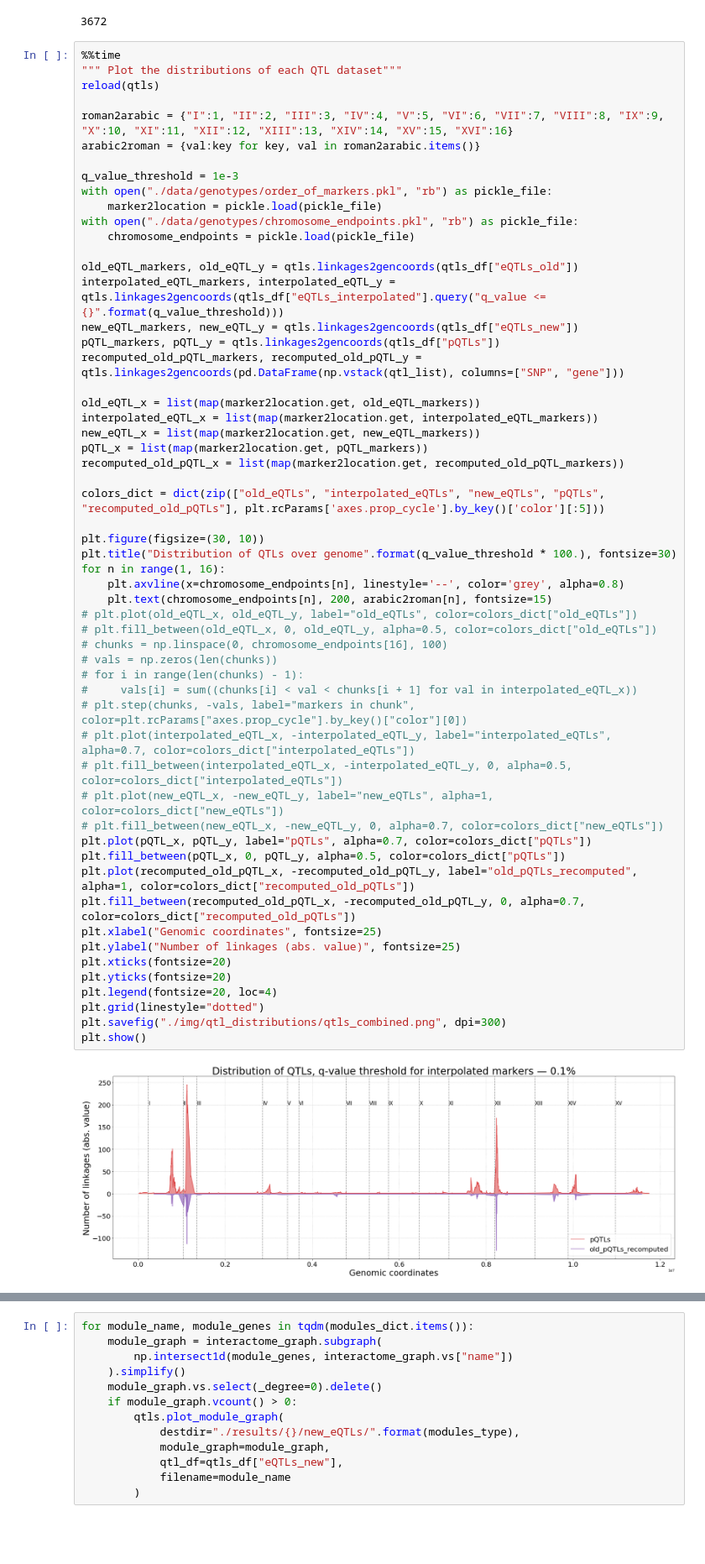
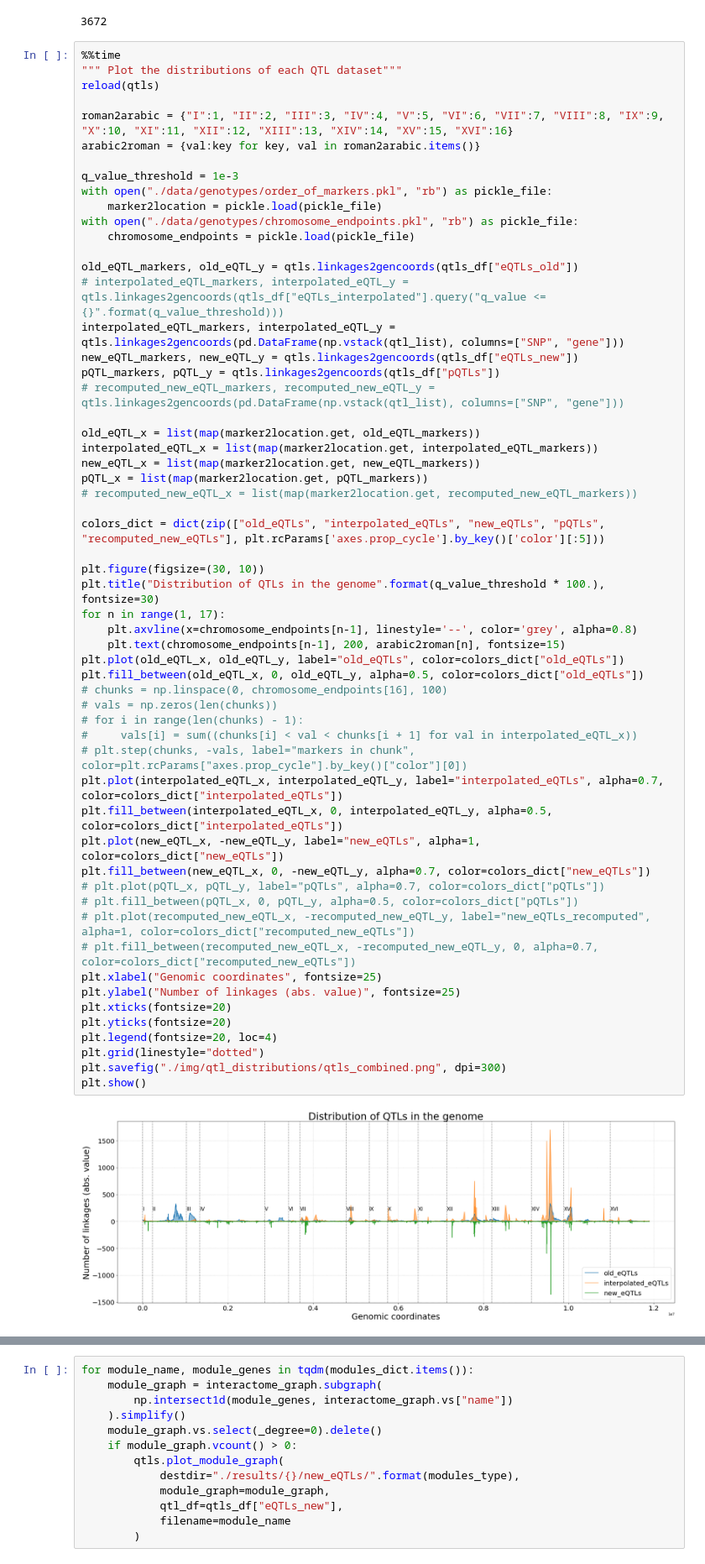
Before and after one commit to ivanov-v-v/PPINs-QTLs-Joint-Analysis, a Jupyter notebook: src/data_analysis.ipynb, the cells around one changed output, grey strips where cells are left out. Shown: that part at 84% size. Saved outputs shown, nothing was run; the diff lists cells and outputs as text; blank space fills up the shorter version.

```diff
--- a/src/data_analysis.ipynb
+++ b/src/data_analysis.ipynb
@@ -646,49 +642,50 @@ q_value_threshold = 1e-3
 with open("./data/genotypes/order_of_markers.pkl", "rb") as pickle_file:
     marker2location = pickle.load(pickle_file)
 with open("./data/genotypes/chromosome_endpoints.pkl", "rb") as pickle_file:
     chromosome_endpoints = pickle.load(pickle_file)
 
 old_eQTL_markers, old_eQTL_y = qtls.linkages2gencoords(qtls_df["eQTLs_old"])
-interpolated_eQTL_markers, interpolated_eQTL_y = qtls.linkages2gencoords(qtls_df["eQTLs_interpolated"].query("q_value <= {}".format(q_value_threshold)))
+# interpolated_eQTL_markers, interpolated_eQTL_y = qtls.linkages2gencoords(qtls_df["eQTLs_interpolated"].query("q_value <= {}".format(q_value_threshold)))
+interpolated_eQTL_markers, interpolated_eQTL_y = qtls.linkages2gencoords(pd.DataFrame(np.vstack(qtl_list), columns=["SNP", "gene"]))
 new_eQTL_markers, new_eQTL_y = qtls.linkages2gencoords(qtls_df["eQTLs_new"])
 pQTL_markers, pQTL_y = qtls.linkages2gencoords(qtls_df["pQTLs"])
-recomputed_old_pQTL_markers, recomputed_old_pQTL_y = qtls.linkages2gencoords(pd.DataFrame(np.vstack(qtl_list), columns=["SNP", "gene"]))
+# recomputed_new_eQTL_markers, recomputed_new_eQTL_y = qtls.linkages2gencoords(pd.DataFrame(np.vstack(qtl_list), columns=["SNP", "gene"]))
 
 old_eQTL_x = list(map(marker2location.get, old_eQTL_markers))
 interpolated_eQTL_x = list(map(marker2location.get, interpolated_eQTL_markers))
 new_eQTL_x = list(map(marker2location.get, new_eQTL_markers))
 pQTL_x = list(map(marker2location.get, pQTL_markers))
-recomputed_old_pQTL_x = list(map(marker2location.get, recomputed_old_pQTL_markers))
+# recomputed_new_eQTL_x = list(map(marker2location.get, recomputed_new_eQTL_markers))
 
-colors_dict = dict(zip(["old_eQTLs", "interpolated_eQTLs", "new_eQTLs", "pQTLs", "recomputed_old_pQTLs"], plt.rcParams['axes.prop_cycle'].by_key()['color'][:5]))
+colors_dict = dict(zip(["old_eQTLs", "interpolated_eQTLs", "new_eQTLs", "pQTLs", "recomputed_new_eQTLs"], plt.rcParams['axes.prop_cycle'].by_key()['color'][:5]))
 
 plt.figure(figsize=(30, 10))
-plt.title("Distribution of QTLs over genome".format(q_value_threshold * 100.), fontsize=30)
-for n in range(1, 16):
-    plt.axvline(x=chromosome_endpoints[n], linestyle='--', color='grey', alpha=0.8)
-    plt.text(chromosome_endpoints[n], 200, arabic2roman[n], fontsize=15)
-# plt.plot(old_eQTL_x, old_eQTL_y, label="old_eQTLs", color=colors_dict["old_eQTLs"])
-# plt.fill_between(old_eQTL_x, 0, old_eQTL_y, alpha=0.5, color=colors_dict["old_eQTLs"])
+plt.title("Distribution of QTLs in the genome".format(q_value_threshold * 100.), fontsize=30)
+for n in range(1, 17):
+    plt.axvline(x=chromosome_endpoints[n-1], linestyle='--', color='grey', alpha=0.8)
+    plt.text(chromosome_endpoints[n-1], 200, arabic2roman[n], fontsize=15)
+plt.plot(old_eQTL_x, old_eQTL_y, label="old_eQTLs", color=colors_dict["old_eQTLs"])
+plt.fill_between(old_eQTL_x, 0, old_eQTL_y, alpha=0.5, color=colors_dict["old_eQTLs"])
 # chunks = np.linspace(0, chromosome_endpoints[16], 100)
 # vals = np.zeros(len(chunks))
 # for i in range(len(chunks) - 1):
 #     vals[i] = sum((chunks[i] < val < chunks[i + 1] for val in interpolated_eQTL_x))
 # plt.step(chunks, -vals, label="markers in chunk", color=plt.rcParams["axes.prop_cycle"].by_key()["color"][0])
-# plt.plot(interpolated_eQTL_x, -interpolated_eQTL_y, label="interpolated_eQTLs", alpha=0.7, color=colors_dict["interpolated_eQTLs"])
-# plt.fill_between(interpolated_eQTL_x, -interpolated_eQTL_y, 0, alpha=0.5, color=colors_dict["interpolated_eQTLs"])
-# plt.plot(new_eQTL_x, -new_eQTL_y, label="new_eQTLs", alpha=1, color=colors_dict["new_eQTLs"])
-# plt.fill_between(new_eQTL_x, -new_eQTL_y, 0, alpha=0.7, color=colors_dict["new_eQTLs"])
-plt.plot(pQTL_x, pQTL_y, label="pQTLs", alpha=0.7, color=colors_dict["pQTLs"])
-plt.fill_between(pQTL_x, 0, pQTL_y, alpha=0.5, color=colors_dict["pQTLs"])
-plt.plot(recomputed_old_pQTL_x, -recomputed_old_pQTL_y, label="old_pQTLs_recomputed", alpha=1, color=colors_dict["recomputed_old_pQTLs"])
-plt.fill_between(recomputed_old_pQTL_x, -recomputed_old_pQTL_y, 0, alpha=0.7, color=colors_dict["recomputed_old_pQTLs"])
+plt.plot(interpolated_eQTL_x, interpolated_eQTL_y, label="interpolated_eQTLs", alpha=0.7, color=colors_dict["interpolated_eQTLs"])
+plt.fill_between(interpolated_eQTL_x, 0, interpolated_eQTL_y, alpha=0.5, color=colors_dict["interpolated_eQTLs"])
+plt.plot(new_eQTL_x, -new_eQTL_y, label="new_eQTLs", alpha=1, color=colors_dict["new_eQTLs"])
+plt.fill_between(new_eQTL_x, 0, -new_eQTL_y, alpha=0.7, color=colors_dict["new_eQTLs"])
+# plt.plot(pQTL_x, pQTL_y, label="pQTLs", alpha=0.7, color=colors_dict["pQTLs"])
+# plt.fill_between(pQTL_x, 0, pQTL_y, alpha=0.5, color=colors_dict["pQTLs"])
+# plt.plot(recomputed_new_eQTL_x, -recomputed_new_eQTL_y, label="new_eQTLs_recomputed", alpha=1, color=colors_dict["recomputed_new_eQTLs"])
+# plt.fill_between(recomputed_new_eQTL_x, -recomputed_new_eQTL_y, 0, alpha=0.7, color=colors_dict["recomputed_new_eQTLs"])
 plt.xlabel("Genomic coordinates", fontsize=25)
 plt.ylabel("Number of linkages (abs. value)", fontsize=25)
 plt.xticks(fontsize=20)
 plt.yticks(fontsize=20)
 plt.legend(fontsize=20, loc=4)
 plt.grid(linestyle="dotted")
 plt.savefig("./img/qtl_distributions/qtls_combined.png", dpi=300)
 plt.show()
 # %% [output]
-[figure, old version]
+[figure, new version]
```
Also changed, not shown: parts of 10 cells of this notebook, 3 other files.
